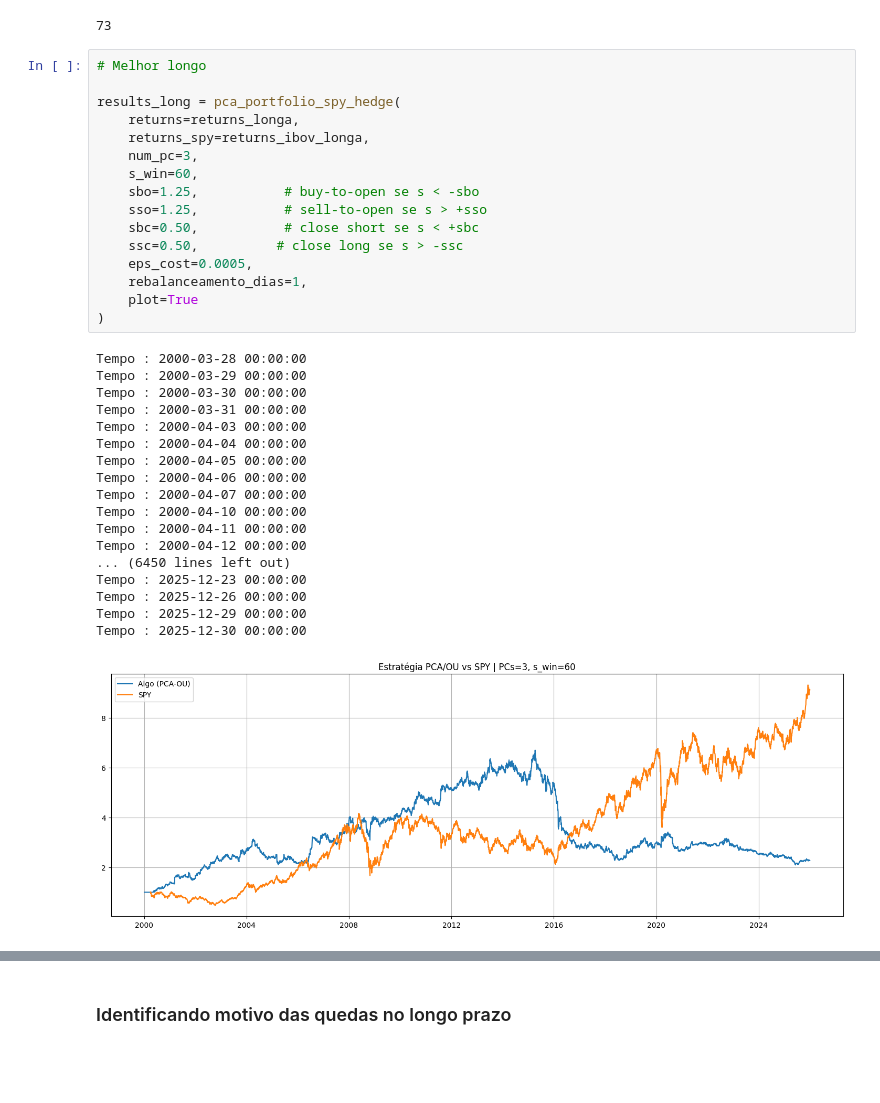
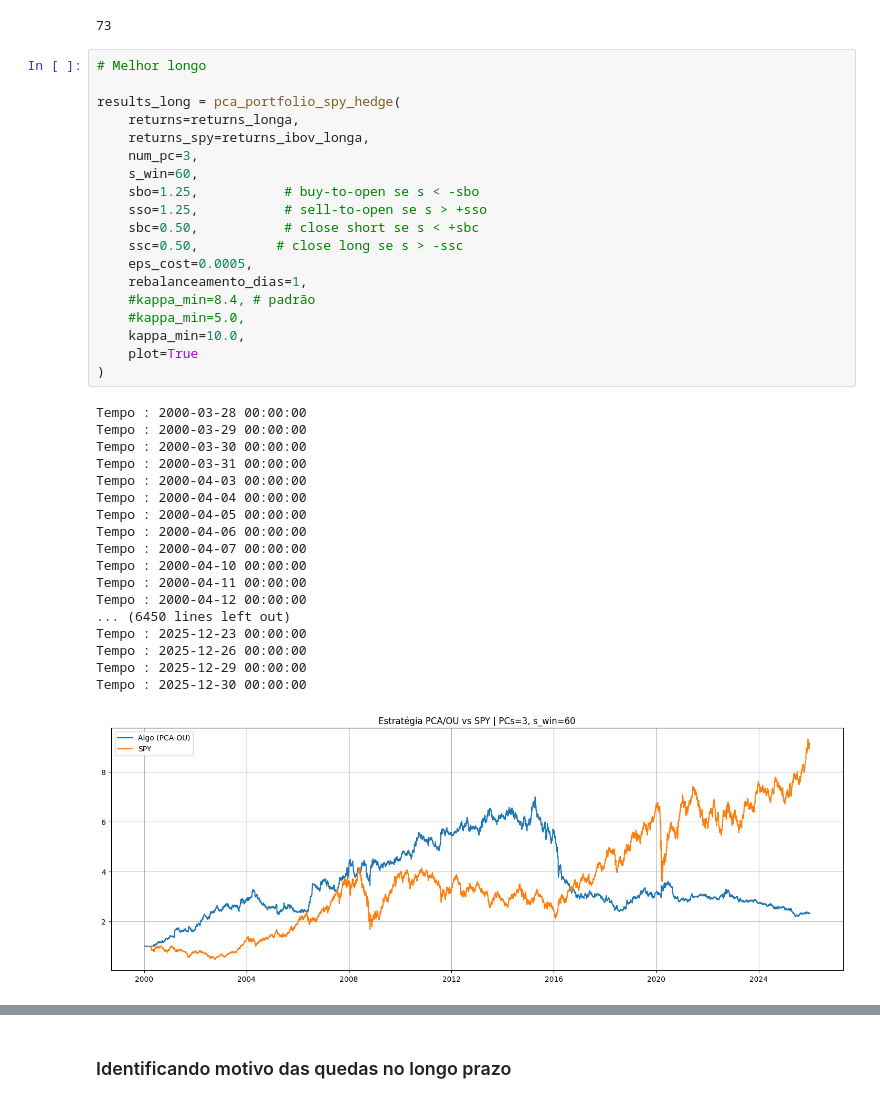
Before and after one commit to savio160502/Statistical-Arbitrage, a Jupyter notebook: run_backtest_br.ipynb, the cells around one changed output, grey strips where cells are left out. Drawn from its saved outputs; the diff is of its cells as text; blank space fills up the shorter version.

```diff
--- a/run_backtest_br.ipynb
+++ b/run_backtest_br.ipynb
@@ -864,34 +867,37 @@ results_long = pca_portfolio_spy_hedge(
     returns=returns_longa,
     returns_spy=returns_ibov_longa,
     num_pc=3,
     s_win=60,
     sbo=1.25,           # buy-to-open se s < -sbo
     sso=1.25,           # sell-to-open se s > +sso
     sbc=0.50,           # close short se s < +sbc
     ssc=0.50,          # close long se s > -ssc
     eps_cost=0.0005,
     rebalanceamento_dias=1,
+    #kappa_min=8.4, # padrão
+    #kappa_min=5.0,
+    kappa_min=10.0,
     plot=True
 )
 # %% [output]
 Tempo : 2000-03-28 00:00:00
 Tempo : 2000-03-29 00:00:00
 Tempo : 2000-03-30 00:00:00
 Tempo : 2000-03-31 00:00:00
 Tempo : 2000-04-03 00:00:00
 Tempo : 2000-04-04 00:00:00
 Tempo : 2000-04-05 00:00:00
 Tempo : 2000-04-06 00:00:00
 Tempo : 2000-04-07 00:00:00
 Tempo : 2000-04-10 00:00:00
 Tempo : 2000-04-11 00:00:00
 Tempo : 2000-04-12 00:00:00
 ... (6450 lines left out)
 Tempo : 2025-12-23 00:00:00
 Tempo : 2025-12-26 00:00:00
 Tempo : 2025-12-29 00:00:00
 Tempo : 2025-12-30 00:00:00
-[figure, old version]
+[figure, new version]
 # %%
 # =============================================================================
 # 3. ESTATÍSTICAS BÁSICAS
```
Also changed, not shown: parts of 9 cells of this notebook, 1 other file.
